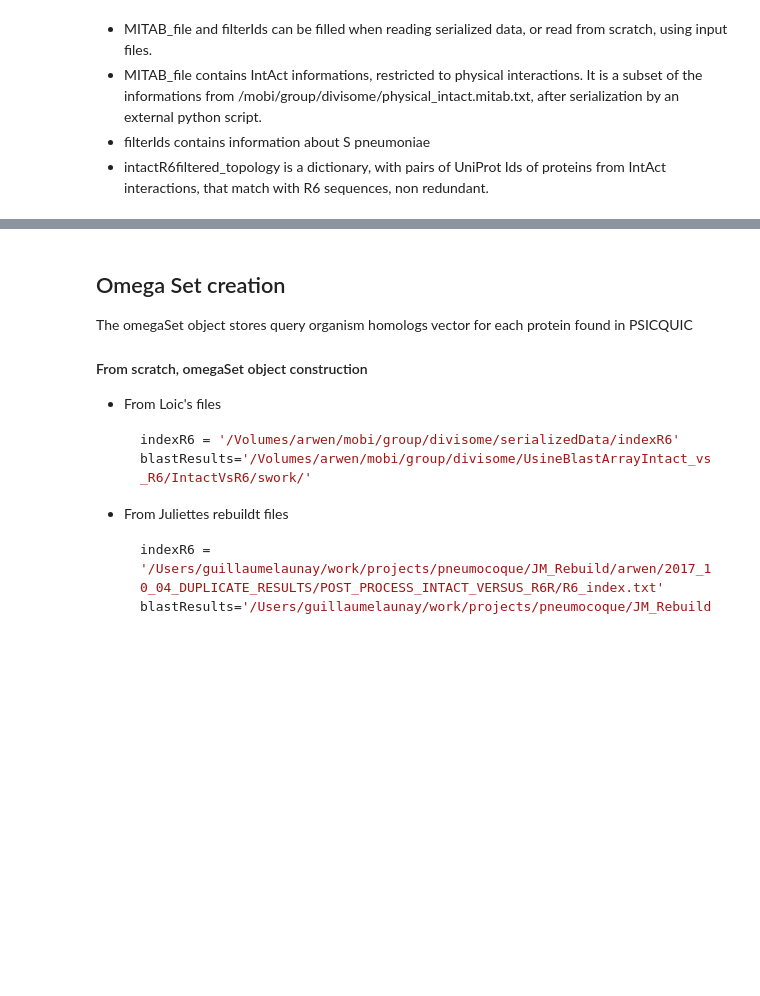
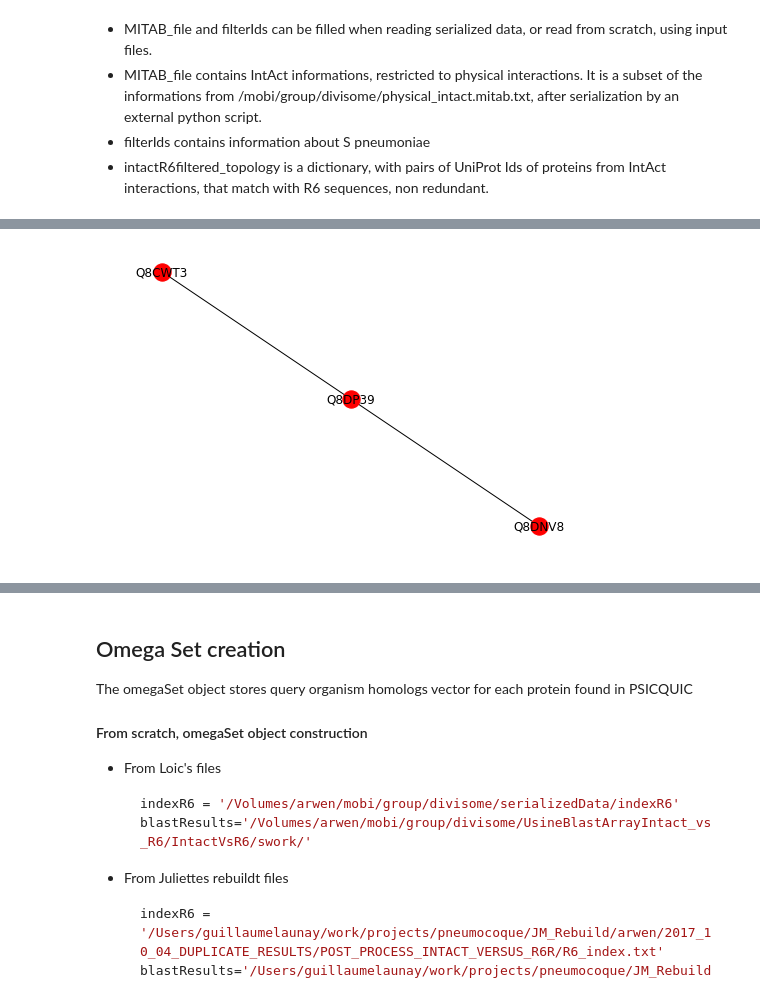
Before and after one commit to glaunay/omegaLoMo, a Jupyter notebook: buildNetwork.ipynb, the cells around one changed output, grey strips where cells are left out. Saved outputs shown, nothing was run; the diff lists cells and outputs as text; code cells hidden in the pictures; blank space fills up the shorter version.

```diff
--- a/buildNetwork.ipynb
+++ b/buildNetwork.ipynb
@@ -86,0 +318,5 @@ non redundant.
+# %%
+G=om.prune('Q8DNV8')
+nx.draw(G, with_labels = True)
+# %% [output]
+[figure, added]
```
Also changed, not shown: parts of 50 cells of this notebook, 13 other files.
